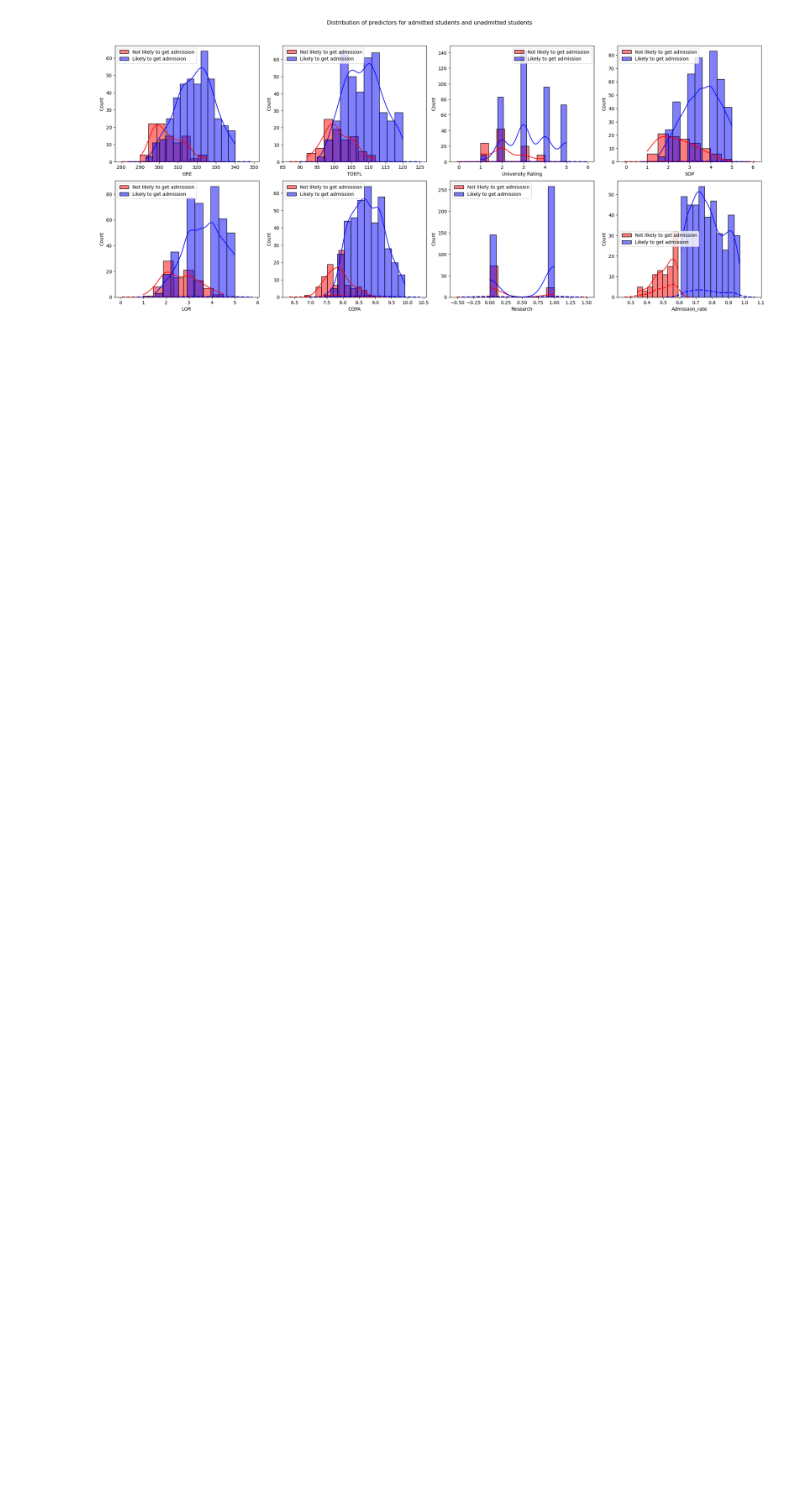
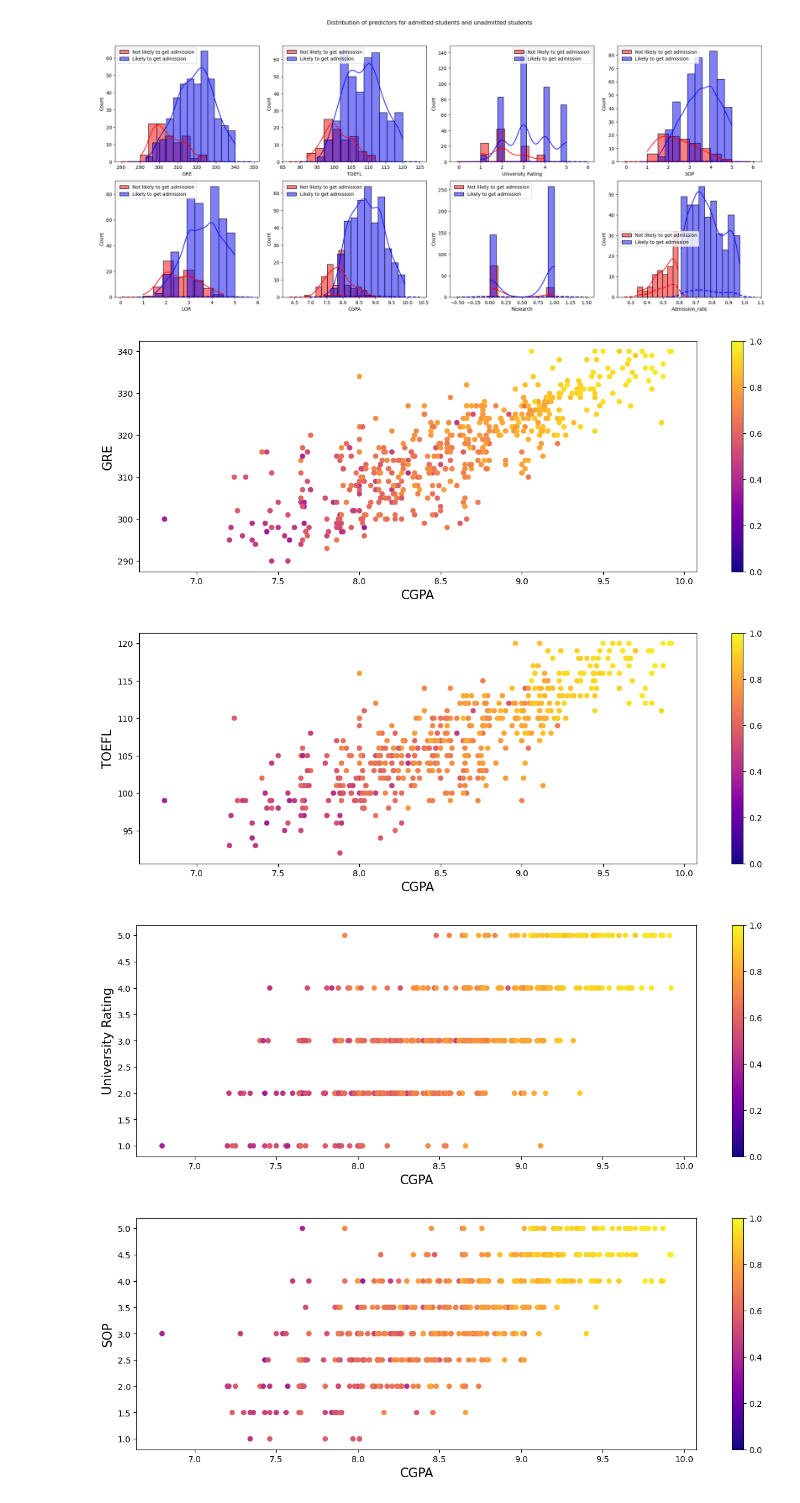
Before and after one commit to anly512/5300-project-group-26, a Jupyter notebook: code.ipynb, the cells around one changed output. Cells and saved outputs as stored; diff of their text form; code cells hidden in the pictures; blank space fills up the shorter version.

```diff
--- a/code.ipynb
+++ b/code.ipynb
@@ -87,3 +81,17 @@ fig.subplots_adjust(top=0.95)
 plt.show()
 # %% [output]
 [figure]
+# %%
+## Plot 'CGPA' against other variables
+for column in df:
+        plt.figure(figsize=(15, 5))
+        plt.scatter(df['CGPA'], df[column], s=30, c=df['Admission_rate'], vmin=0, vmax=1, cmap='plasma')
+        plt.xlabel('CGPA', fontsize=15)
+        plt.ylabel(column, fontsize=15)
+        plt.colorbar()
+        plt.show()
+# %% [output]
+[figure, added]
+[figure, added]
+[figure, added]
+[figure, added]
```
Also changed, not shown: parts of 8 cells of this notebook.
